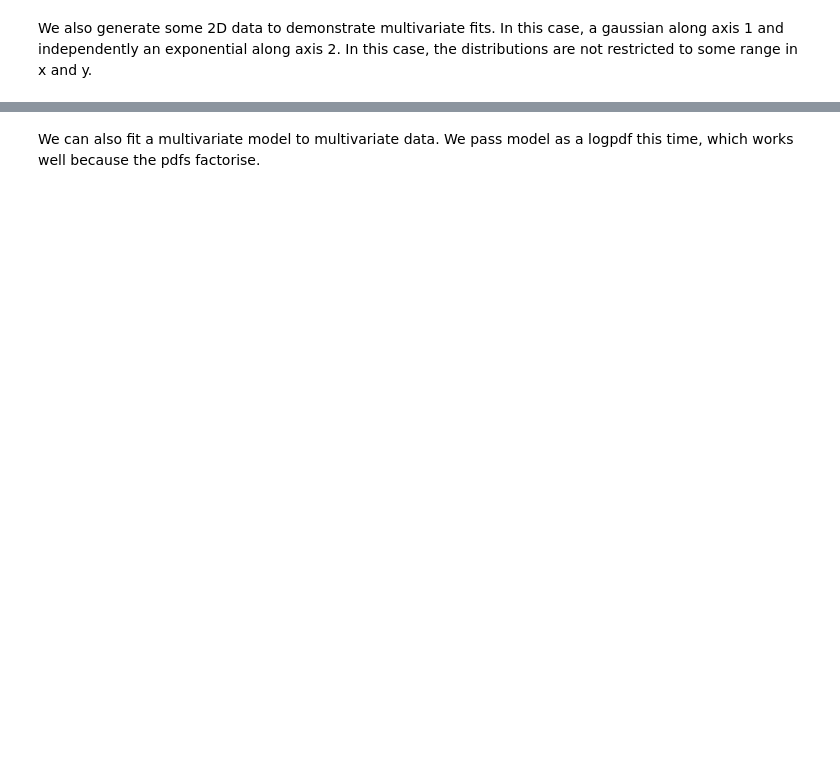
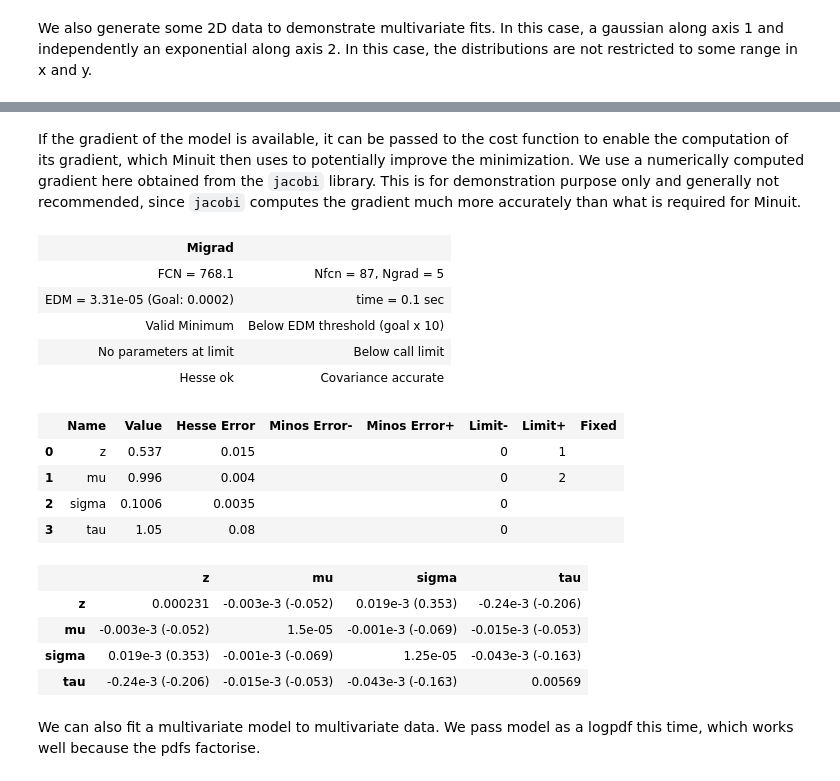
Before and after one commit to scikit-hep/iminuit, a Jupyter notebook: doc/notebooks/cost_functions.ipynb, the cells around one changed output, grey strips where cells are left out. Cells and saved outputs as stored; diff of their text form; code cells hidden in the pictures; blank space fills up the shorter version.

```diff
--- a/doc/notebooks/cost_functions.ipynb
+++ b/doc/notebooks/cost_functions.ipynb
@@ -84,3 +108,33 @@ m.migrad()
+# %% [markdown]
+If the gradient of the model is available, it can be passed to the cost function to enable the computation of its gradient, which Minuit then uses to potentially improve the minimization. We use a numerically computed gradient here obtained from the `jacobi` library. This is for demonstration purpose only and generally not recommended, since `jacobi` computes the gradient much more accurately than what is required for Minuit.
+# %%
+def grad(x, *par):
+    return jacobi(lambda par: pdf(x, *par), par)[0].T
+
+c = cost.UnbinnedNLL(xmix, pdf, grad=grad)
+
+m = Minuit(c, z=0.4, mu=1, sigma=0.2, tau=1, grad=c.gradient)
+m.limits["z"] = (0, 1)
+m.limits["mu"] = (0, 2)
+m.limits["sigma", "tau"] = (0, None)
+m.migrad()
+# %% [output]
+| Migrad |  |
+| FCN = 768.1 | Nfcn = 87, Ngrad = 5 |
+| EDM = 3.31e-05 (Goal: 0.0002) | time = 0.1 sec |
+| Valid Minimum | Below EDM threshold (goal x 10) |
+| No parameters at limit | Below call limit |
+| Hesse ok | Covariance accurate |
+|  | Name | Value | Hesse Error | Minos Error- | Minos Error+ | Limit- | Limit+ | Fixed |
+| 0 | z | 0.537 | 0.015 |  |  | 0 | 1 |  |
+| 1 | mu | 0.996 | 0.004 |  |  | 0 | 2 |  |
+| 2 | sigma | 0.1006 | 0.0035 |  |  | 0 |  |  |
+| 3 | tau | 1.05 | 0.08 |  |  | 0 |  |  |
+|  | z | mu | sigma | tau |
+| z | 0.000231 | -0.003e-3 (-0.052) | 0.019e-3 (0.353) | -0.24e-3 (-0.206) |
+| mu | -0.003e-3 (-0.052) | 1.5e-05 | -0.001e-3 (-0.069) | -0.015e-3 (-0.053) |
+| sigma | 0.019e-3 (0.353) | -0.001e-3 (-0.069) | 1.25e-05 | -0.043e-3 (-0.163) |
+| tau | -0.24e-3 (-0.206) | -0.015e-3 (-0.053) | -0.043e-3 (-0.163) | 0.00569 |
 # %% [markdown]
 We can also fit a multivariate model to multivariate data. We pass model as a logpdf this time, which works well because the pdfs factorise.
 # %%
```
Also changed, not shown: parts of 9 cells of this notebook, 12 other files.
